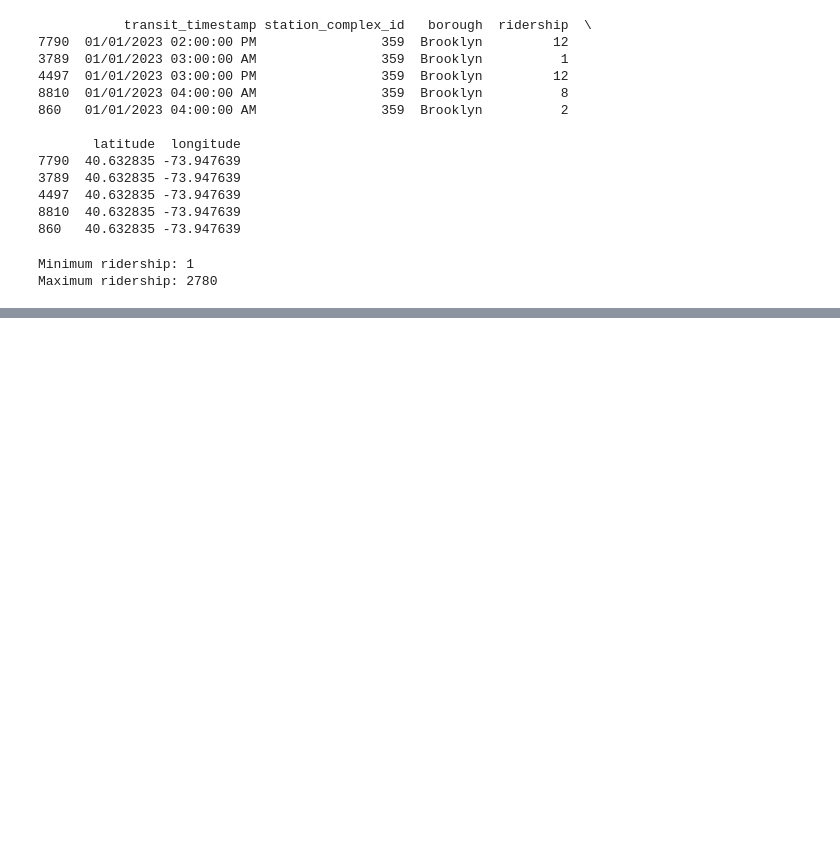
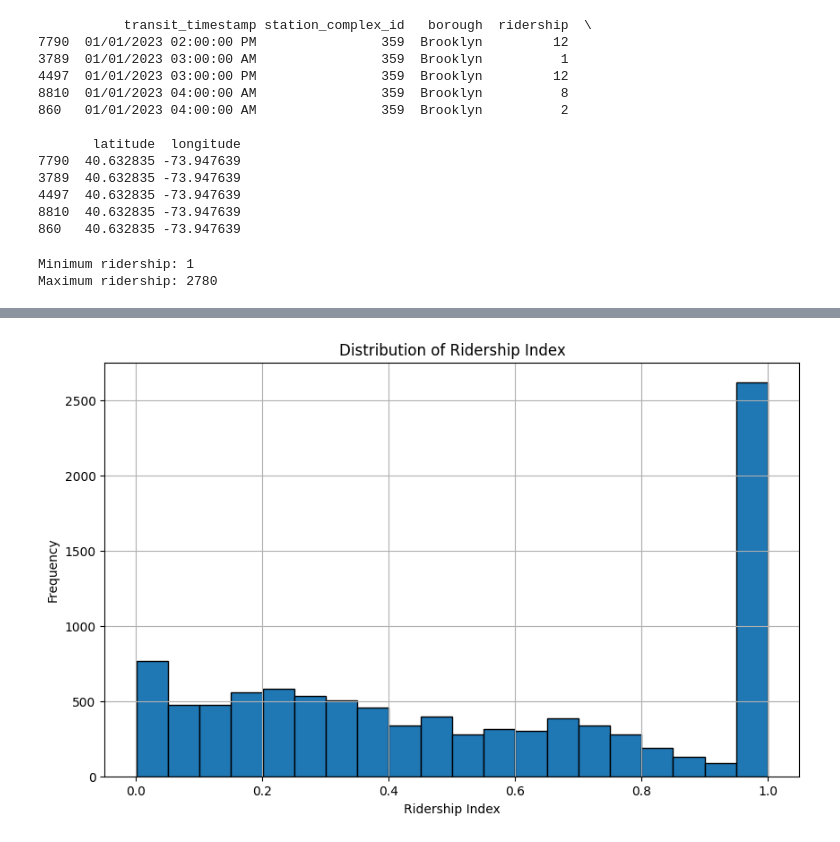
Before and after one commit to t-acheson/project2-fomo, a Jupyter notebook: data/subway_cleaning.ipynb, the cells around one changed output, grey strips where cells are left out. Cells and saved outputs as stored; diff of their text form; code cells hidden in the pictures; blank space fills up the shorter version.

Commit message:
some changes to index

```diff
--- a/data/subway_cleaning.ipynb
+++ b/data/subway_cleaning.ipynb
@@ -304,0 +289,6 @@ memory usage: 415.1 KB
+# %%
+df['normalized_ridership'] = df.groupby('transit_timestamp')['ridership'].transform(lambda x: x / x.sum())
+
+# Create an index by combining normalized ridership values
+df['ridership_index'] = df['normalized_ridership']
+df.head()
@@ -304,0 +311,10 @@ memory usage: 415.1 KB
+# %%
+plt.figure(figsize=(10, 6))
+df['ridership_index'].plot(kind='hist', bins=20, edgecolor='black')
+plt.title('Distribution of Ridership Index')
+plt.xlabel('Ridership Index')
+plt.ylabel('Frequency')
+plt.grid(True)
+plt.show()
+# %% [output]
+[figure, added]
```
Also changed, not shown: parts of 7 cells of this notebook, 2 other files.
